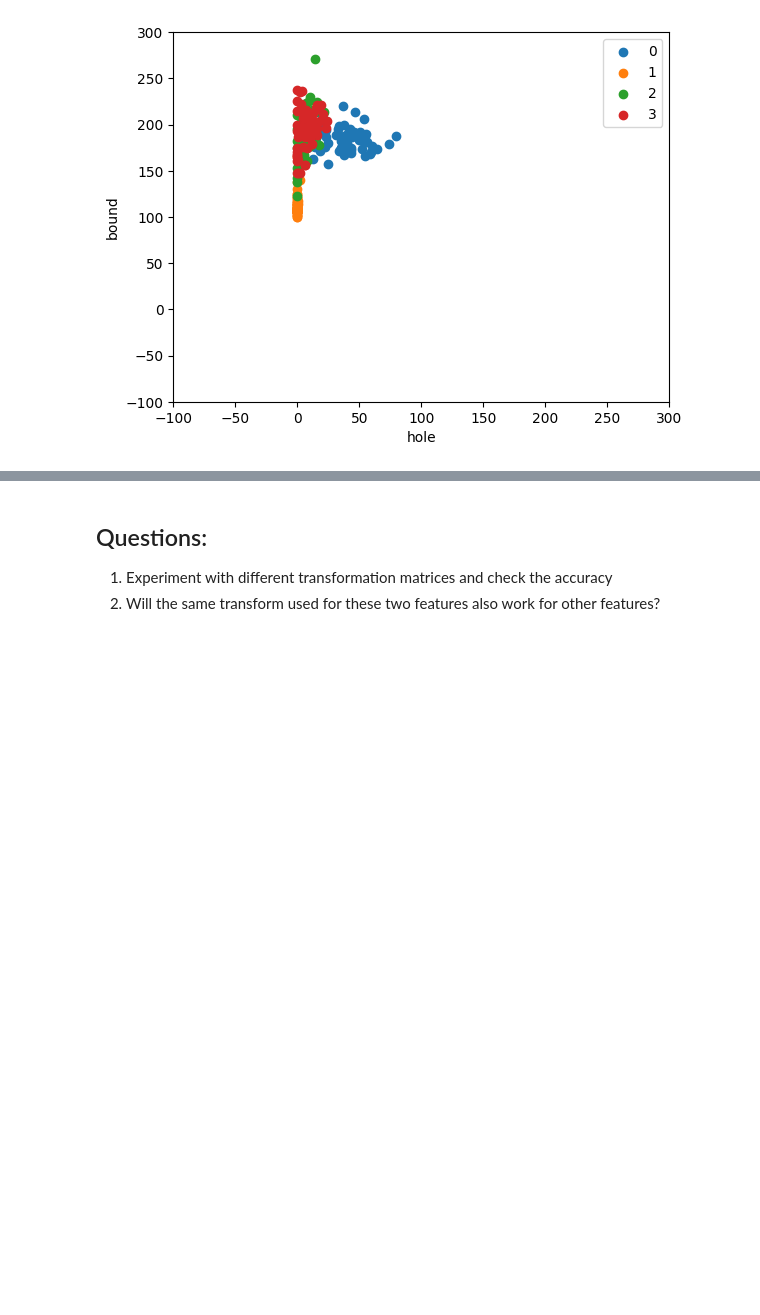
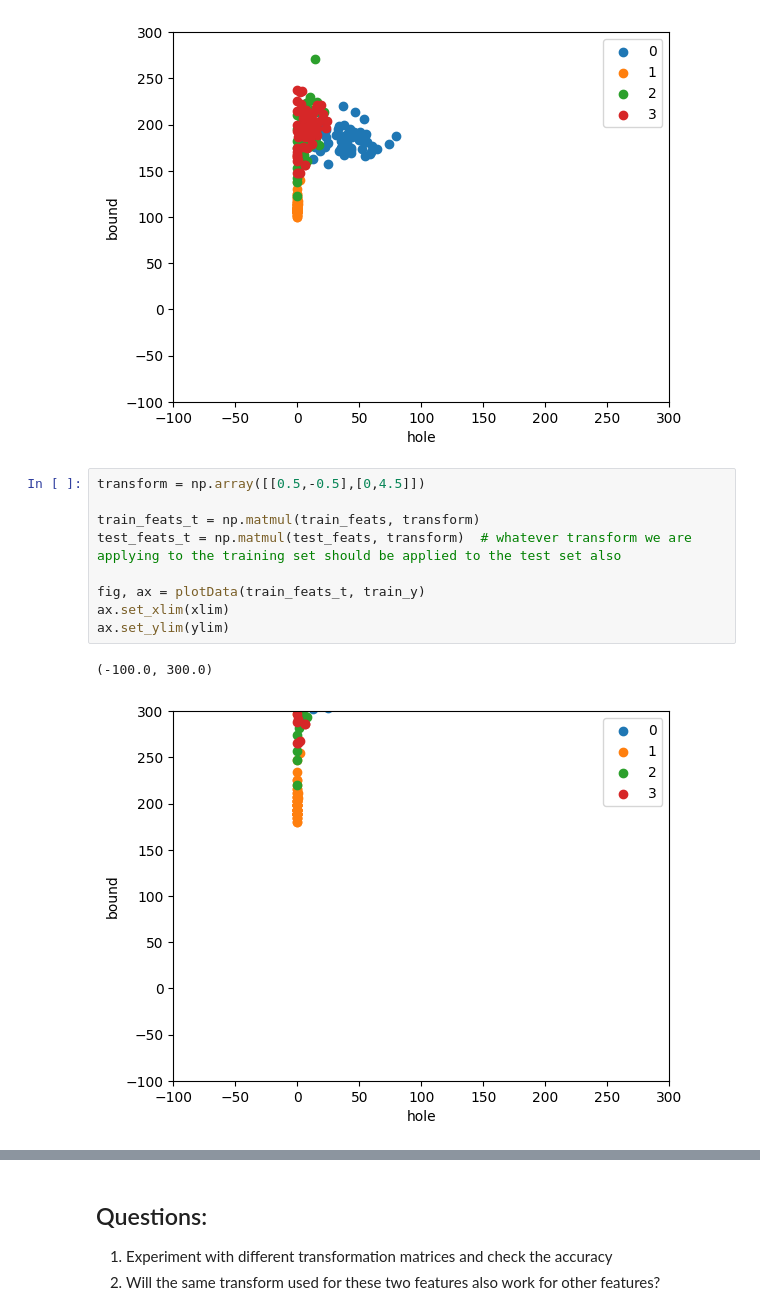
Before and after one commit to KondepudiPrasanna/FMML-LABS-AND-ASSIGNMENTS, a Jupyter notebook: Module_01_Lab_04_LinearAlgebra.ipynb, the cells around one changed output, grey strips where cells are left out. Cells and saved outputs as stored; diff of their text form; blank space fills up the shorter version.

```diff
--- a/Module_01_Lab_04_LinearAlgebra.ipynb
+++ b/Module_01_Lab_04_LinearAlgebra.ipynb
@@ -308,6 +538,18 @@ ax.set_ylim(ylim)
 # %% [output]
 (-100.0, 300.0)
 [figure]
+# %%
+transform = np.array([[0.5,-0.5],[0,4.5]])
+
+train_feats_t = np.matmul(train_feats, transform)
+test_feats_t = np.matmul(test_feats, transform)  # whatever transform we are applying to the training set should be applied to the test set also
+
+fig, ax = plotData(train_feats_t, train_y)
+ax.set_xlim(xlim)
+ax.set_ylim(ylim)
+# %% [output]
+(-100.0, 300.0)
+[figure, added]
 # %%
 test_pred = NN(train_feats_t, train_y, test_feats_t)
 acc = Accuracy(test_y, test_pred)
```
Also changed, not shown: parts of 29 cells of this notebook.
